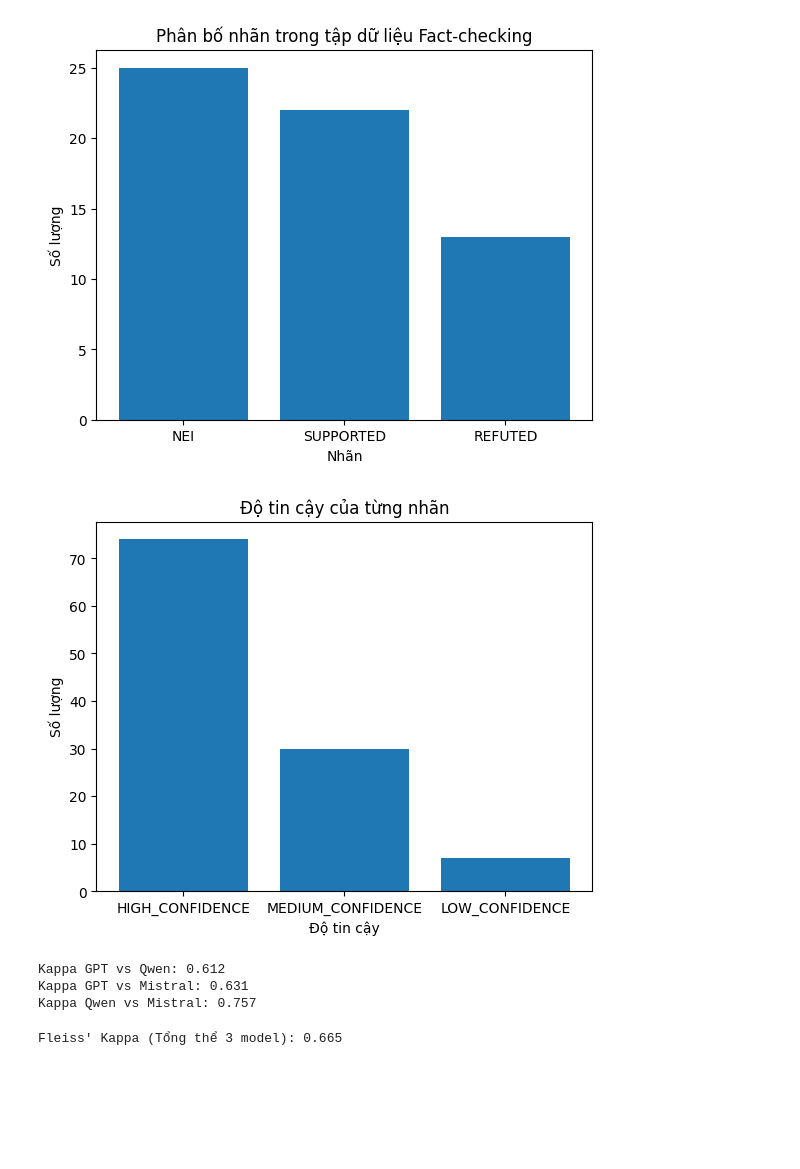
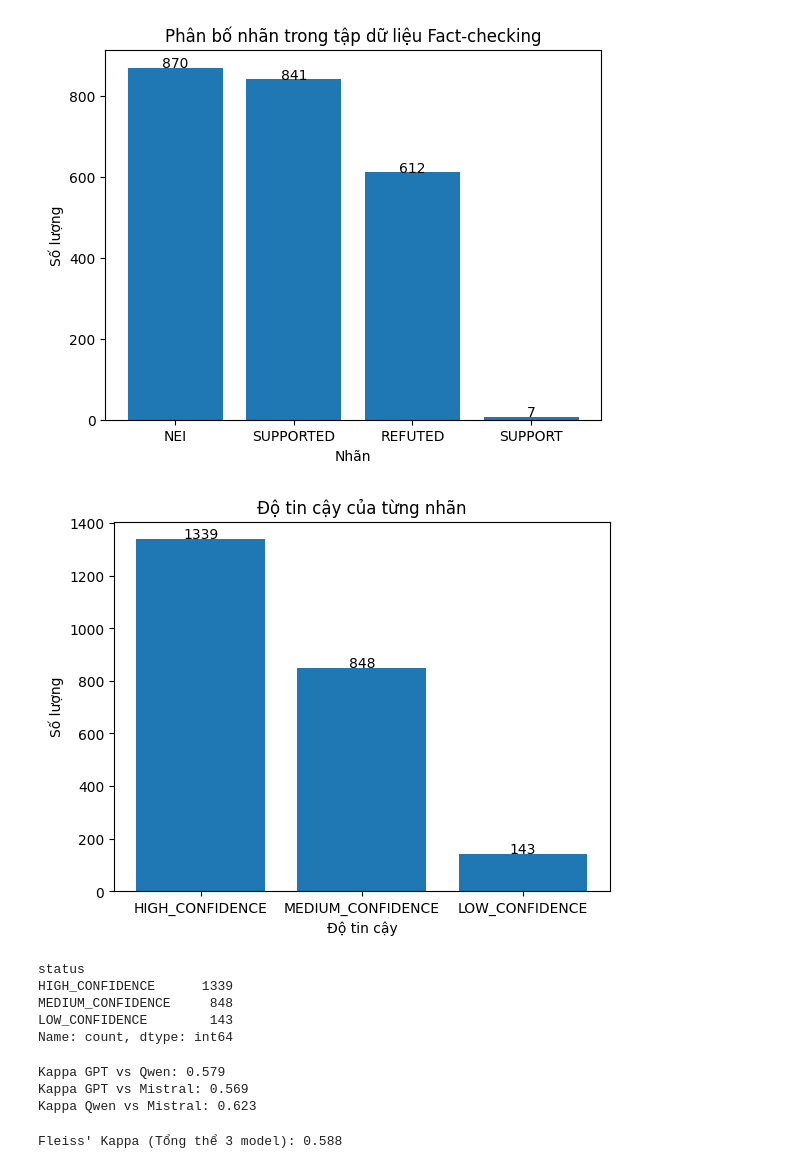
Before and after one commit to ltpisme/CSC15011_Fact_Checking, a Jupyter notebook: label_data/main/output/final_label/EDA.ipynb, the cells around one changed output. Cells and saved outputs as stored; diff of their text form; code cells hidden in the pictures; blank space fills up the shorter version.

Commit message:
Feat : Uploading LLMs Voting Dataset

```diff
--- a/label_data/main/output/final_label/EDA.ipynb
+++ b/label_data/main/output/final_label/EDA.ipynb
@@ -1,7 +1,7 @@
 # %%
 import pandas as pd
 
-df = pd.read_json("output_dataset.json")
+df = pd.read_json("../../data/output_dataset.json")
 
 df.head(5)
 
@@ -10,0 +11,33 @@ print(len(df))
+# %%
+import matplotlib.pyplot as plt
+
+df['num_votes'] = df['voter_details'].apply(lambda x: len(x) if isinstance(x, list) else 0)
+
+# 2. Thống kê tổng quát số lượng datapoint theo số vote
+vote_stats = df['num_votes'].value_counts().sort_index()
+
+print("--- Thống kê số lượng vote trên mỗi datapoint ---")
+print(vote_stats)
+
+# 3. Xem các mẫu có ít hơn 3 vote (nếu có lỗi hệ thống gây thiếu vote)
+low_vote_samples = df[df['num_votes'] < 3]
+
+# 4. Tính tỉ lệ đồng thuận (Consensus Rate)
+# Tách điểm số từ chuỗi "3/3" thành số thực để tính toán
+df['score_val'] = df['consensus_score'].apply(lambda x: eval(x) if isinstance(x, str) else 0)
+avg_consensus = df['score_val'].mean()
+
+print(f"\nChỉ số đồng thuận trung bình: {avg_consensus:.2%}")
+
+
+plt.bar(vote_stats.index, vote_stats.values)
+
+# Thêm dòng này để hiện số trên đầu mỗi bar
+for i, v in enumerate(vote_stats.values):
+    plt.text(vote_stats.index[i], v + 0.5, str(v), ha='center')
+
+plt.xlabel("Số lượng LLMs")
+plt.ylabel("Số lượng datapoints")
+plt.title("Phân bố số lượng LLMs vote trong tập dữ liệu Fact-checking")
+plt.xticks(rotation=0)
+plt.show()
@@ -11,16 +54,30 @@ print(len(df))
 # %%
 import matplotlib.pyplot as plt
 
-plt.bar(counts.index,counts.values)
+
+counts = df['final_label'].value_counts()
+
+plt.bar(counts.index, counts.values)
+
+# Thêm dòng này để hiện số trên đầu mỗi bar
+for i, v in enumerate(counts.values):
+    plt.text(counts.index[i], v + 0.5, str(v), ha='center')
+
 plt.xlabel("Nhãn")
 plt.ylabel("Số lượng")
 plt.title("Phân bố nhãn trong tập dữ liệu Fact-checking")
 plt.xticks(rotation=0)
 plt.show()
 # %% [output]
-[figure, old version]
+[figure, new version]
 # %%
 status_cnt = df['status'].value_counts()
+
+
+# Thêm dòng này để hiện số trên đầu mỗi bar
+for i, v in enumerate(status_cnt.values):
+    plt.text(status_cnt.index[i], v + 3, str(v), ha='center')
+
 
 plt.bar(status_cnt.index, status_cnt.values)
 plt.xlabel("Độ tin cậy")
@@ -28,7 +85,15 @@ plt.ylabel("Số lượng")
 plt.title("Độ tin cậy của từng nhãn")
 plt.show()
 # %% [output]
-[figure, old version]
+[figure, new version]
+# %%
+print(status_cnt)
+# %% [output]
+status
+HIGH_CONFIDENCE      1339
+MEDIUM_CONFIDENCE     848
+LOW_CONFIDENCE        143
+Name: count, dtype: int64
 # %%
 import pandas as pd
 import numpy as np
@@ -57,9 +122,9 @@ print(f"Kappa GPT vs Qwen: {kappa_gpt_qwen:.3f}")
 print(f"Kappa GPT vs Mistral: {kappa_gpt_mistral:.3f}")
 print(f"Kappa Qwen vs Mistral: {kappa_qwen_mistral:.3f}")
 # %% [output]
-Kappa GPT vs Qwen: 0.612
-Kappa GPT vs Mistral: 0.631
-Kappa Qwen vs Mistral: 0.757
+Kappa GPT vs Qwen: 0.579
+Kappa GPT vs Mistral: 0.569
+Kappa Qwen vs Mistral: 0.623
 # %%
 from statsmodels.stats.inter_rater import fleiss_kappa, aggregate_raters
 
@@ -71,4 +136,4 @@ agg_data, categories = aggregate_raters(voter_matrix)
 overall_kappa = fleiss_kappa(agg_data)
 print(f"Fleiss' Kappa (Tổng thể 3 model): {overall_kappa:.3f}")
 # %% [output]
-Fleiss' Kappa (Tổng thể 3 model): 0.665
+Fleiss' Kappa (Tổng thể 3 model): 0.588
```
Also changed, not shown: parts of 5 cells of this notebook, 5 other files.
